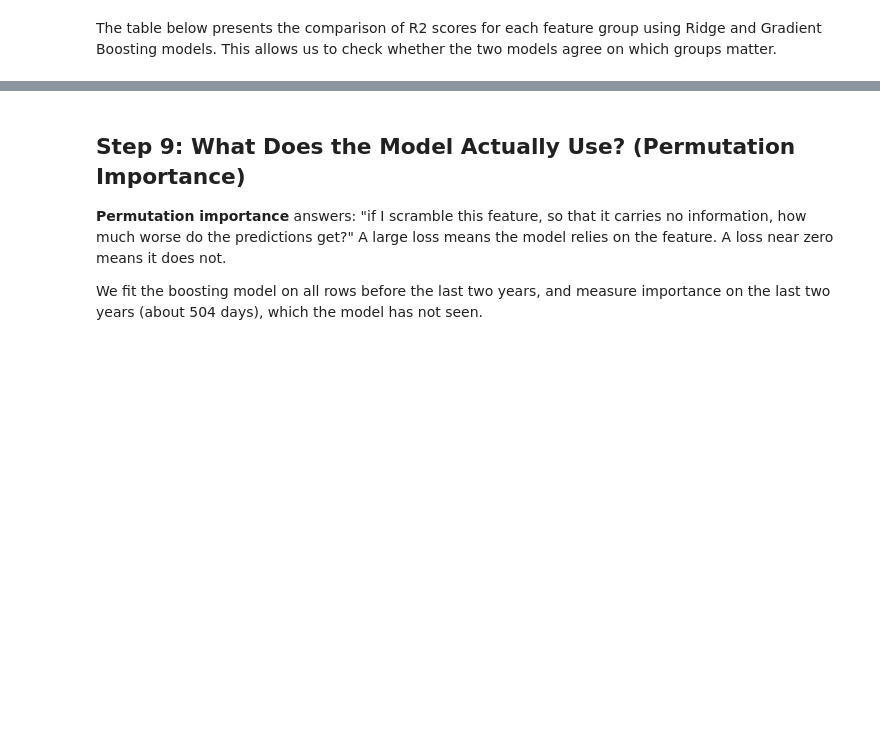
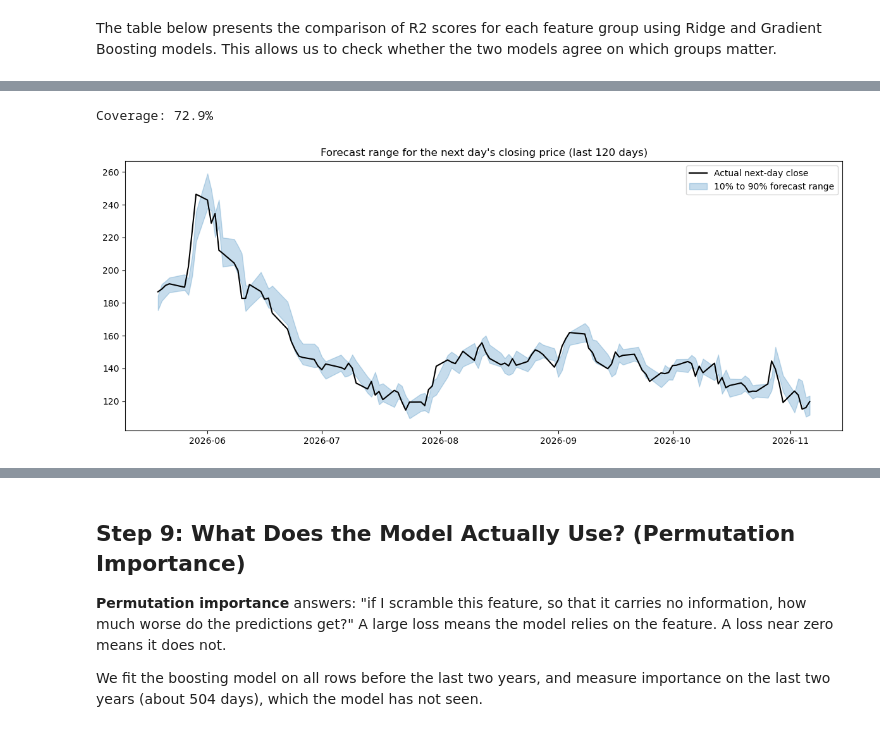
Before and after one commit to BI-course/TimeSeries-Lab-202604-c4, a Jupyter notebook: nb4b_lab_uncertainty_and_forecast_ORCL.ipynb, the cells around one changed output, grey strips where cells are left out. Saved outputs shown, nothing was run; the diff lists cells and outputs as text; code cells hidden in the pictures; blank space fills up the shorter version.

```diff
--- a/nb4b_lab_uncertainty_and_forecast_ORCL.ipynb
+++ b/nb4b_lab_uncertainty_and_forecast_ORCL.ipynb
@@ -491,3 +709,20 @@ How to read the chart:
 - **More predictors do not automatically mean a better model**. Each additional feature is another chance to fit noise.
 
 Be careful about the size of the numbers. Differences of 0.001 to 0.004 in R2 are tiny. They are well within what a different test period could reverse, so treat the ranking of the groups as a hint, not a result.
+# %%
+def make_boosting(max_depth=3, learning_rate=0.03, max_iter=200, loss="squared_error", quantile=None):
+    return HistGradientBoostingRegressor(
+        loss=loss, quantile=quantile,
+        max_depth=max_depth, learning_rate=learning_rate, max_iter=max_iter,
+        min_samples_leaf=40, l2_regularization=1.0, random_state=config.SEED,
+    )
+
+grid = [(depth, rate) for depth in (2, 3, 5) for rate in (0.01, 0.03)]
+started = time.time()
+boost_results = {combo: tuning_score(lambda c=combo: make_boosting(max_depth=c[0], learning_rate=c[1])) for combo in grid}
+print(f"Tuning took {time.time() - started:.0f} seconds")
+
+boost_table = pd.Series(boost_results, name="Tuning MSE").rename_axis(["max_depth", "learning_rate"]).to_frame()
+display(boost_table.round(8))
+best_depth, best_rate = min(boost_results, key=boost_results.get)
+print("Chosen boosting settings: max_depth =", best_depth, ", learning_rate =", best_rate)
@@ -521,0 +798,8 @@ pd.concat({"Ridge": ablation, "Gradient boosting": ablation_gb}, axis=1).round(5
+# %%
+started = time.time()
+q10 = walk_forward_predict(lambda: make_boosting(loss="quantile", quantile=0.10), X, y, splits)
+q90 = walk_forward_predict(lambda: make_boosting(loss="quantile", quantile=0.90), X, y, splits)
+print(f"Quantile models finished in {time.time() - started:.1f} seconds")
+
+inside = ((y >= q10) & (y <= q90))[q10.notna()]
+print(f"Share of days when the actual return fell inside the 10% to 90% range: {inside.mean():.1%}  (target: 80%)")
@@ -521,0 +809,19 @@ pd.concat({"Ridge": ablation, "Gradient boosting": ablation_gb}, axis=1).round(5
+# %%
+scored_rows = q10.dropna().index
+# %%
+print(f"Coverage: {inside.mean():.1%}")
+# %% [output]
+Coverage: 72.9%
+# %%
+recent = dataset.loc[scored_rows].iloc[-120:]
+close_today = recent["close"]
+lower_price = close_today * np.exp(q10.loc[recent.index])
+upper_price = close_today * np.exp(q90.loc[recent.index])
+
+plt.figure(figsize=(12, 5))
+plt.plot(recent.index, recent["target_close"], color="black", label="Actual next-day close")
+plt.fill_between(recent.index, lower_price, upper_price, color="tab:blue", alpha=0.25, label="10% to 90% forecast range")
+plt.title("Forecast range for the next day's closing price (last 120 days)")
+plt.legend(); plt.tight_layout(); plt.show()
+# %% [output]
+[figure, added]
```
Also changed, not shown: parts of 39 cells of this notebook, 4 other files.
